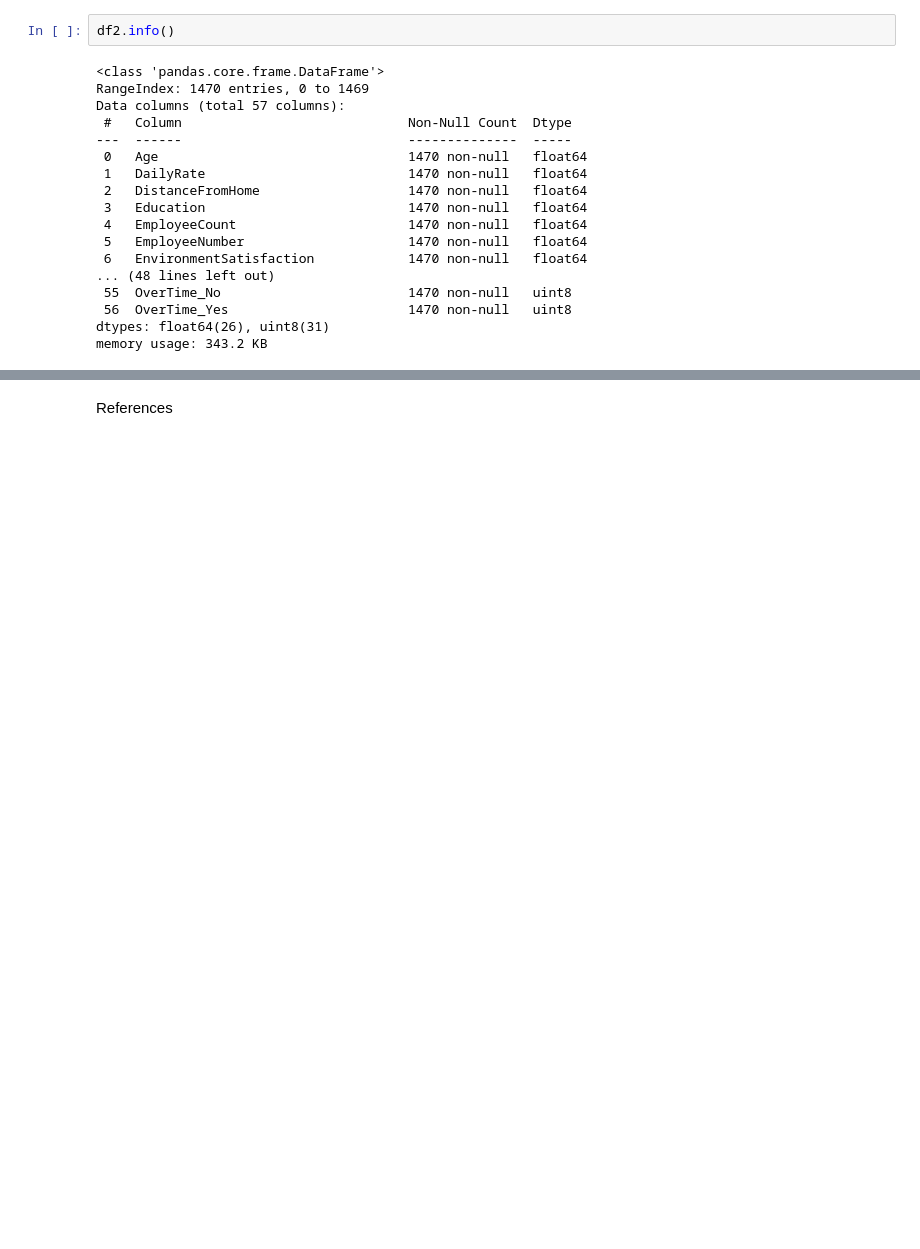
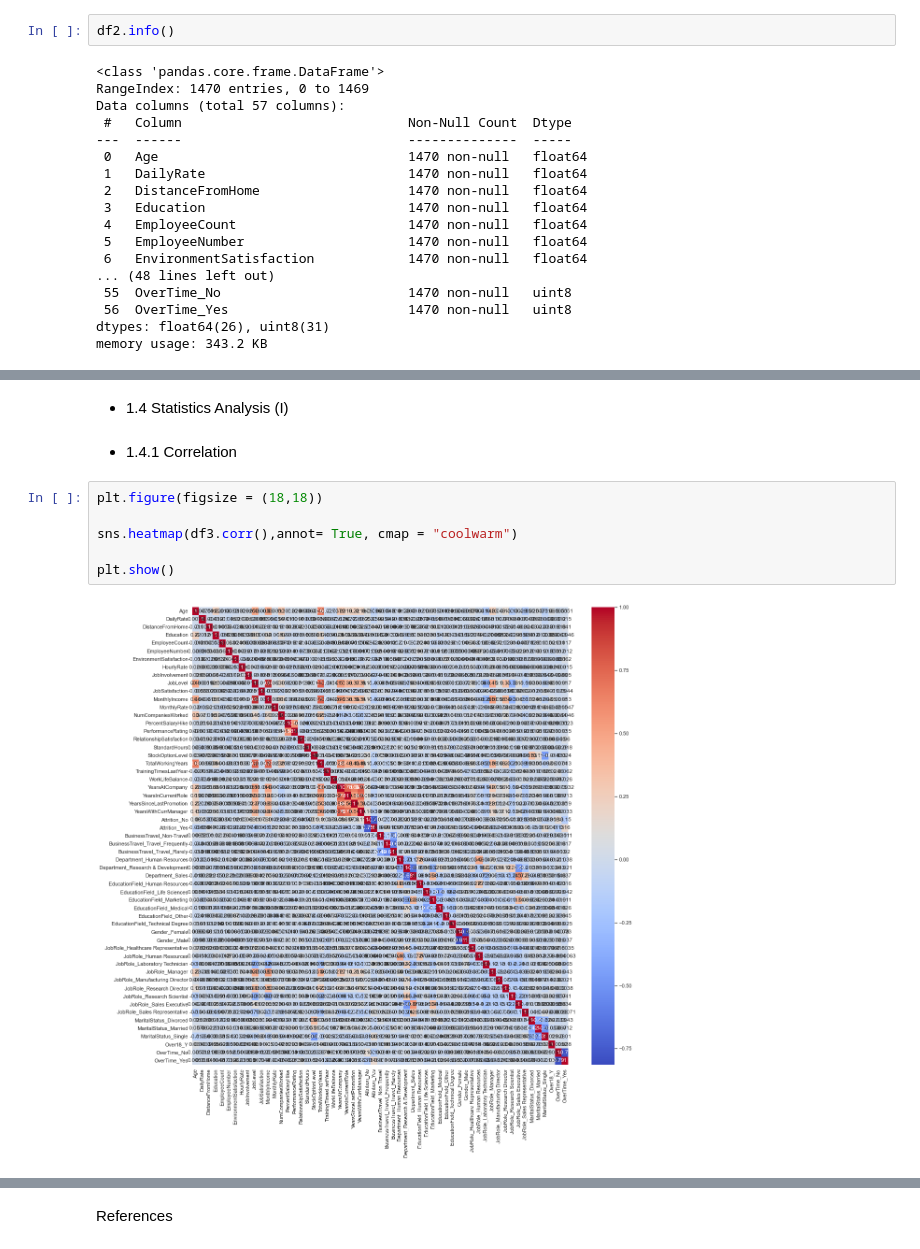
Before and after one commit to EduardoJMatosRomero/MLDPSTCA2, a Jupyter notebook: EduardoJMatosRomero_sba23298_Lvl8_CA2.ipynb, the cells around one changed output, grey strips where cells are left out. Drawn from its saved outputs; the diff is of its cells as text; blank space fills up the shorter version.

Commit message:
Correlation Analysis

```diff
--- a/EduardoJMatosRomero_sba23298_Lvl8_CA2.ipynb
+++ b/EduardoJMatosRomero_sba23298_Lvl8_CA2.ipynb
@@ -706,0 +708,12 @@ df3
+# %% [markdown]
+- 1.4 Statistics Analysis (I)
+# %% [markdown]
+- 1.4.1 Correlation
+# %%
+plt.figure(figsize = (18,18))
+
+sns.heatmap(df3.corr(),annot= True, cmap = "coolwarm")
+
+plt.show()
+# %% [output]
+[figure, added]
```
Also changed, not shown: parts of 98 cells of this notebook.
